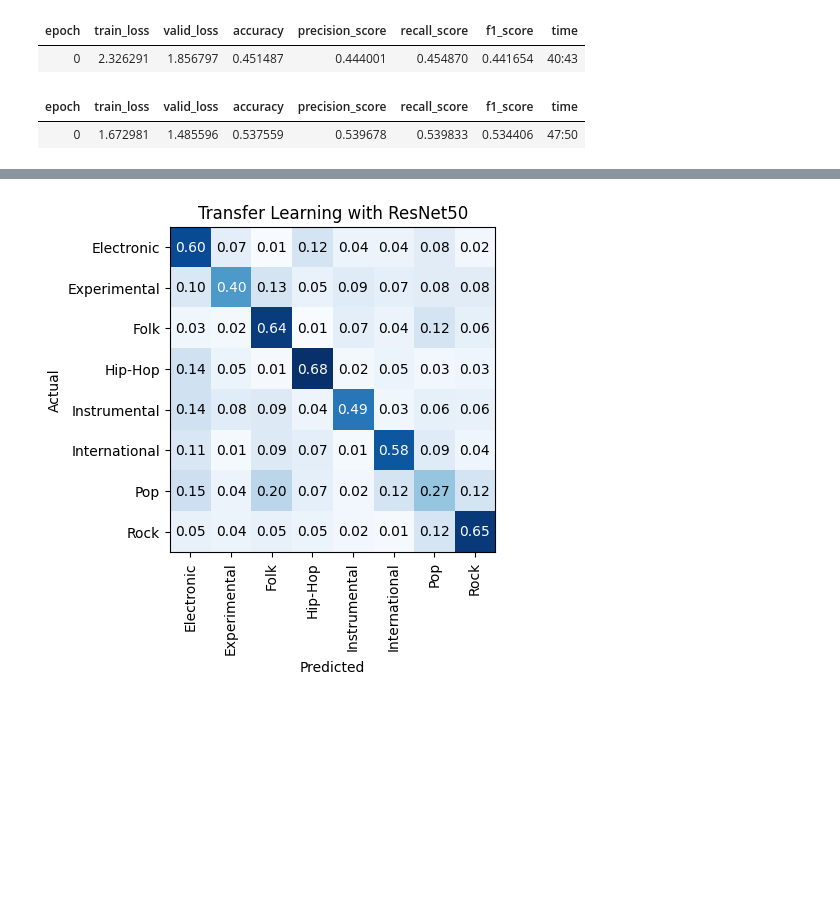
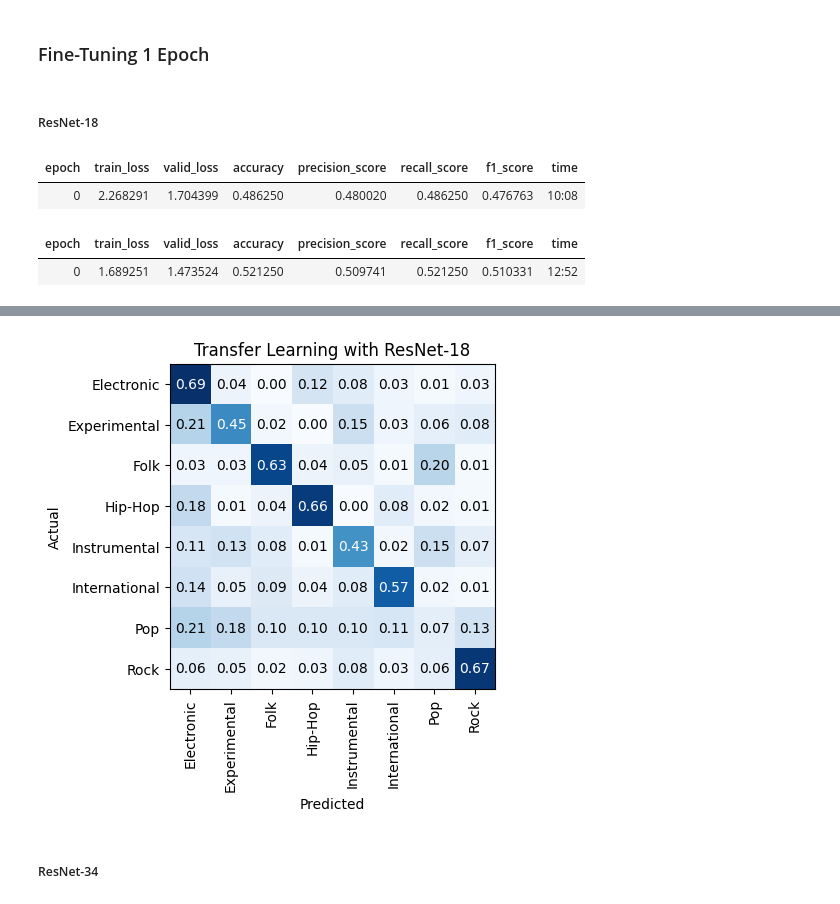
Before and after one commit to GUOliver/COMP9444-Group-Project, a Jupyter notebook: models/transfer_learning_approach.ipynb, the cells around one changed output, grey strips where cells are left out. Saved outputs shown, nothing was run; the diff lists cells and outputs as text; code cells hidden in the pictures; blank space fills up the shorter version.

Commit message:
Update transfer learning approach

```diff
--- a/models/transfer_learning_approach.ipynb
+++ b/models/transfer_learning_approach.ipynb
@@ -56,0 +25,3 @@ print(y_valid[0])
+# %%
+X_combined = np.concatenate((X_train, X_valid))
+print(X_combined.shape)
@@ -56,0 +30,3 @@ print(y_valid[0])
+# %%
+y_combined = np.concatenate((y_train, y_valid))
+print(y_combined.shape)
@@ -68,6 +46,9 @@ genres_dict = {
 
 reverse_genres_dic = {v: k for k, v in genres_dict.items()}
 
+num_train = X_train.shape[0]
+num_valid = X_valid.shape[0]
+
 def make_dataloaders_from_numpy_data(image, label):
 
     def get_x(i):
@@ -79,18 +60,22 @@ def make_dataloaders_from_numpy_data(image, label):
                 genre = reverse_genres_dic[idx]
                 return(genre)
 
+    num_total = image.shape[0]
+    print(num_total)
+
     dblock = DataBlock(
         blocks=(ImageBlock, CategoryBlock),
+        splitter=EndSplitter(valid_pct=(num_valid/num_total), valid_last=True),
         get_x=get_x,
-        get_y=get_y)
+        get_y=get_y
+    )
 
     # pass in a list of index
-    num_images = image.shape[0]
-    dls = dblock.dataloaders(list(range(num_images)))
+    dls = dblock.dataloaders(list(range(num_total)))
 
     print(dls.train.vocab)
 
     return dls
 
-dls = make_dataloaders_from_numpy_data(X_train, y_train)
+dls = make_dataloaders_from_numpy_data(X_combined, y_combined)
 # %% [output]
@@ -103,12 +150,18 @@ learner = vision_learner(dls, models.resnet50, loss_func=CrossEntropyLossFlat(),
+# %% [markdown]
+### Fine-Tuning 1 Epoch
+# %% [markdown]
+##### ResNet-18
+# %%
+resnet18_learner = vision_learner(dls, models.resnet18, loss_func=CrossEntropyLossFlat(), metrics=[accuracy, precision, recall, f1_score])
 # %%
-learner.fine_tune(1)
+resnet18_learner.fine_tune(1)
 # %% [output]
 | epoch | train_loss | valid_loss | accuracy | precision_score | recall_score | f1_score | time |
-| 0 | 2.326291 | 1.856797 | 0.451487 | 0.444001 | 0.454870 | 0.441654 | 40:43 |
+| 0 | 2.268291 | 1.704399 | 0.486250 | 0.480020 | 0.486250 | 0.476763 | 10:08 |
 | epoch | train_loss | valid_loss | accuracy | precision_score | recall_score | f1_score | time |
-| 0 | 1.672981 | 1.485596 | 0.537559 | 0.539678 | 0.539833 | 0.534406 | 47:50 |
+| 0 | 1.689251 | 1.473524 | 0.521250 | 0.509741 | 0.521250 | 0.510331 | 12:52 |
 # %%
-interp = ClassificationInterpretation.from_learner(learner)
-interp.plot_confusion_matrix(title="Transfer Learning with ResNet50", normalize=True)
+resnet18_interp = ClassificationInterpretation.from_learner(resnet18_learner)
+resnet18_interp.plot_confusion_matrix(title="Transfer Learning with ResNet-18", normalize=True)
 # %% [output]
 [interactive output not drawn]
@@ -115 +169,3 @@ interp.plot_confusion_matrix(title="Transfer Learning with ResNet50", normalize=
-[figure, old version]
+[figure, new version]
+# %% [markdown]
+##### ResNet-34
```
Also changed, not shown: parts of 33 cells of this notebook.
